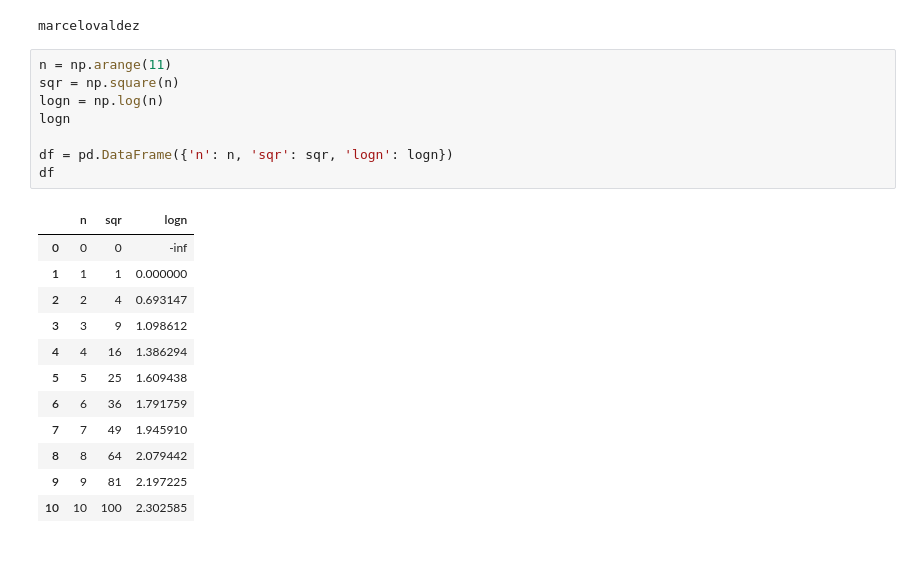
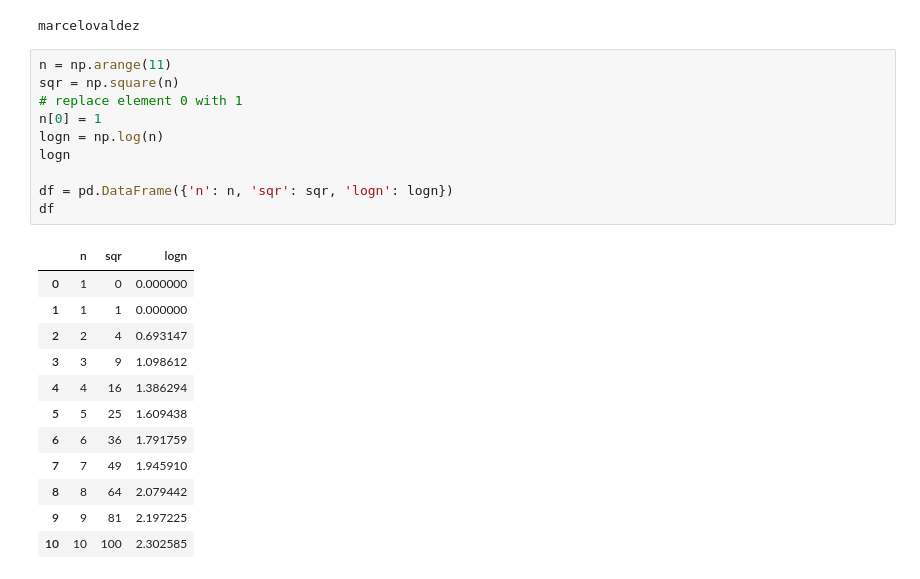
Before and after one commit to marzzelo/DeepUnderstandingOfDeepLearning, a Jupyter notebook: python.ipynb, the cells around one changed output. Saved outputs shown, nothing was run; the diff lists cells and outputs as text.

```diff
--- a/python.ipynb
+++ b/python.ipynb
@@ -30,14 +30,16 @@ marcelovaldez
 # %%
 n = np.arange(11)
 sqr = np.square(n)
+# replace element 0 with 1
+n[0] = 1
 logn = np.log(n)
 logn
 
 df = pd.DataFrame({'n': n, 'sqr': sqr, 'logn': logn})
 df
 # %% [output]
 |  | n | sqr | logn |
-| 0 | 0 | 0 | -inf |
+| 0 | 1 | 0 | 0.000000 |
 | 1 | 1 | 1 | 0.000000 |
 | 2 | 2 | 4 | 0.693147 |
 | 3 | 3 | 9 | 1.098612 |
```
Also changed, not shown: 1 other file.
